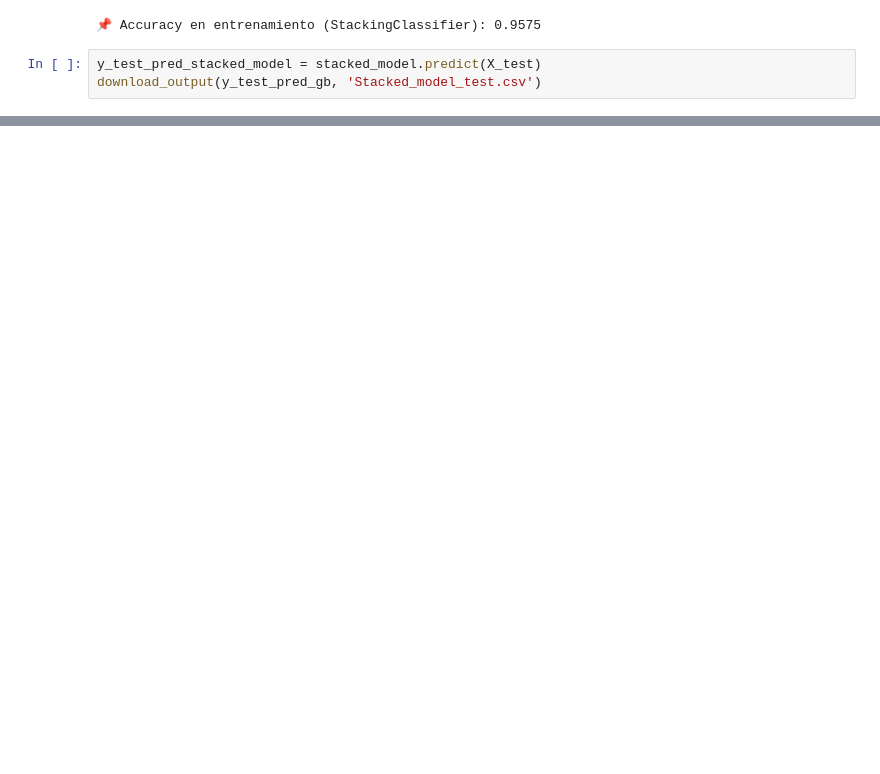
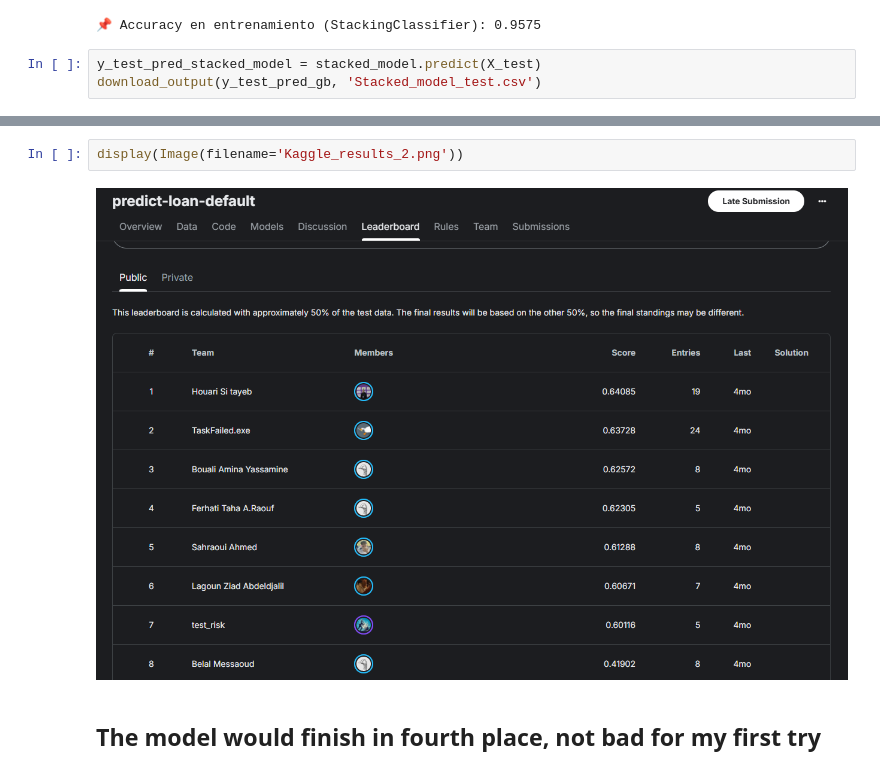
Before and after one commit to Hector-Daniel/Loan_Default_Predictions, a Jupyter notebook: Credit_score.ipynb, the cells around one changed output, grey strips where cells are left out. Saved outputs shown, nothing was run; the diff lists cells and outputs as text; blank space fills up the shorter version.

```diff
--- a/Credit_score.ipynb
+++ b/Credit_score.ipynb
@@ -634,0 +675,6 @@ download_output(y_test_pred_gb, 'Stacked_model_test.csv')
+# %%
+display(Image(filename='Kaggle_results_2.png'))
+# %% [output]
+[figure, added]
+# %% [markdown]
+## The model would finish in fourth place, not bad for my first try
```
Also changed, not shown: parts of 34 cells of this notebook.
